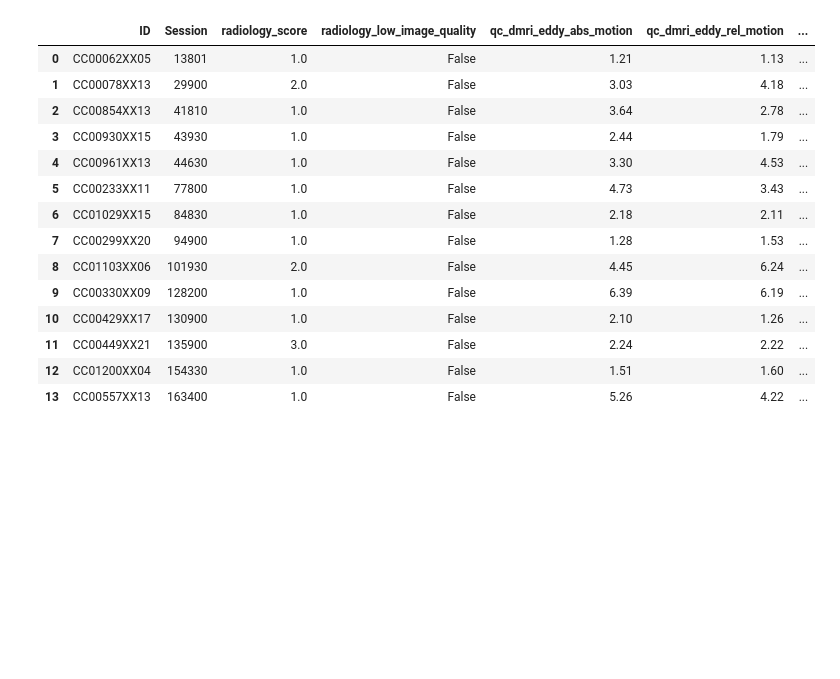
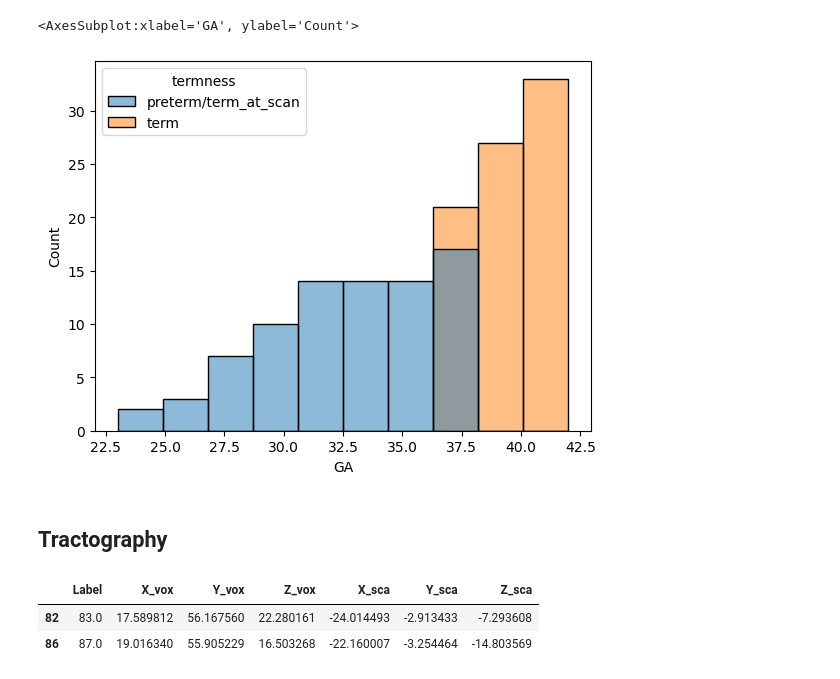
Before and after one commit to lehai-ml/dHCP_genetics, a Jupyter notebook: notebook_results/FBA_preprocessing.ipynb, the cells around one changed output. Saved outputs shown, nothing was run; the diff lists cells and outputs as text; code cells hidden in the pictures; blank space fills up the shorter version.

```diff
--- a/notebook_results/FBA_preprocessing.ipynb
+++ b/notebook_results/FBA_preprocessing.ipynb
@@ -25,8 +36,19 @@ dHCP_participant_info ['termness'] = genetic_file_preprocess.Cohort.get_termness
+# %%
+to_exclude=["sub-CC00702BN09/ses-204500",
+              "sub-CC00666XX15/ses-212100",
+              "sub-CC00600XX06/ses-192200",
+              "sub-CC00702AN09/ses-204600",
+              "sub-CC00657XX14/ses-212200",
+              "sub-CC00572BN12/ses-161400"]
+# %%
+dHCP_participant_info = dHCP_participant_info[~dHCP_participant_info['particpant/session'].isin(to_exclude)]
 # %%
 dHCP_participant_info = dHCP_participant_info[(dHCP_participant_info['termness']=='preterm/term_at_scan') | (dHCP_participant_info['termness']=='term')].copy()
+dHCP_participant_info = dHCP_participant_info.drop_duplicates(subset='participant_id',keep='last').copy()
 # %%
 preterm, term = stats.Stability_tests.nn_matching(dHCP_participant_info,
+                                                  cat_independentVar_cols=['sex'],
                                  cont_independentVar_cols=['PMA'],
-                                  dependentVar_cols=['termness'])
+                                  dependentVar_cols=['termness'],scaling=True,order='random',random_state=24)
 # %%
 dHCP_term_preterm = pd.concat([preterm,term])
@@ -373,36 +55,5 @@ with open('../codes/FBA/subject_list.txt','a') as f:
-# %%
-all_data.merge(not_available,on=['ID','Session'])[['ID','Session',
- 'radiology_score',
- 'radiology_low_image_quality',
- 'qc_dmri_eddy_abs_motion',
- 'qc_dmri_eddy_rel_motion',
- 'qc_dmri_eddy_snr_b0',
- 'qc_dmri_eddy_cnr_b0400',
- 'qc_dmri_eddy_cnr_b1000',
- 'qc_dmri_eddy_cnr_b2500',
- 'qc_dmri_eddy_percent_outlier_slices',
- 'qc_dmri_eddy_comment',
- 'qc_dmri_shard_snr',
- 'qc_dmri_shard_translation',
- 'qc_dmri_shard_rotation',
- 'qc_dmri_shard_outlier_ratio',
- 'qc_dmri_shard_fail_visual_qc',
- 'qc_dmri_shard_comments',
- 'qc_dmri_shard_comments_recon',
- 'qc_smri_pipeline_status']]
-# %% [output]
-|  | ID | Session | radiology_score | radiology_low_image_quality | qc_dmri_eddy_abs_motion | qc_dmri_eddy_rel_motion | ... |
-| 0 | CC00062XX05 | 13801 | 1.0 | False | 1.21 | 1.13 | ... |
-| 1 | CC00078XX13 | 29900 | 2.0 | False | 3.03 | 4.18 | ... |
-| 2 | CC00854XX13 | 41810 | 1.0 | False | 3.64 | 2.78 | ... |
-| 3 | CC00930XX15 | 43930 | 1.0 | False | 2.44 | 1.79 | ... |
-| 4 | CC00961XX13 | 44630 | 1.0 | False | 3.30 | 4.53 | ... |
-| 5 | CC00233XX11 | 77800 | 1.0 | False | 4.73 | 3.43 | ... |
-| 6 | CC01029XX15 | 84830 | 1.0 | False | 2.18 | 2.11 | ... |
-| 7 | CC00299XX20 | 94900 | 1.0 | False | 1.28 | 1.53 | ... |
-| 8 | CC01103XX06 | 101930 | 2.0 | False | 4.45 | 6.24 | ... |
-| 9 | CC00330XX09 | 128200 | 1.0 | False | 6.39 | 6.19 | ... |
-| 10 | CC00429XX17 | 130900 | 1.0 | False | 2.10 | 1.26 | ... |
-| 11 | CC00449XX21 | 135900 | 3.0 | False | 2.24 | 2.22 | ... |
-| 12 | CC01200XX04 | 154330 | 1.0 | False | 1.51 | 1.60 | ... |
-| 13 | CC00557XX13 | 163400 | 1.0 | False | 5.26 | 4.22 | ... |
+# %%
+sns.histplot(data=dHCP_term_preterm,x='GA',hue='termness',bins=10)
+# %% [output]
+<AxesSubplot:xlabel='GA', ylabel='Count'>
+[figure, added]
@@ -408,0 +70,2 @@ all_data.merge(not_available,on=['ID','Session'])[['ID','Session',
+# %% [markdown]
+## Tractography
@@ -408,0 +74,6 @@ all_data.merge(not_available,on=['ID','Session'])[['ID','Session',
+# %%
+ROIs_coord_AAL.iloc[[82,86]]
+# %% [output]
+|  | Label | X_vox | Y_vox | Z_vox | X_sca | Y_sca | Z_sca |
+| 82 | 83.0 | 17.589812 | 56.167560 | 22.280161 | -24.014493 | -2.913433 | -7.293608 |
+| 86 | 87.0 | 19.016340 | 55.905229 | 16.503268 | -22.160007 | -3.254464 | -14.803569 |
```
Also changed, not shown: parts of 87 cells of this notebook.
